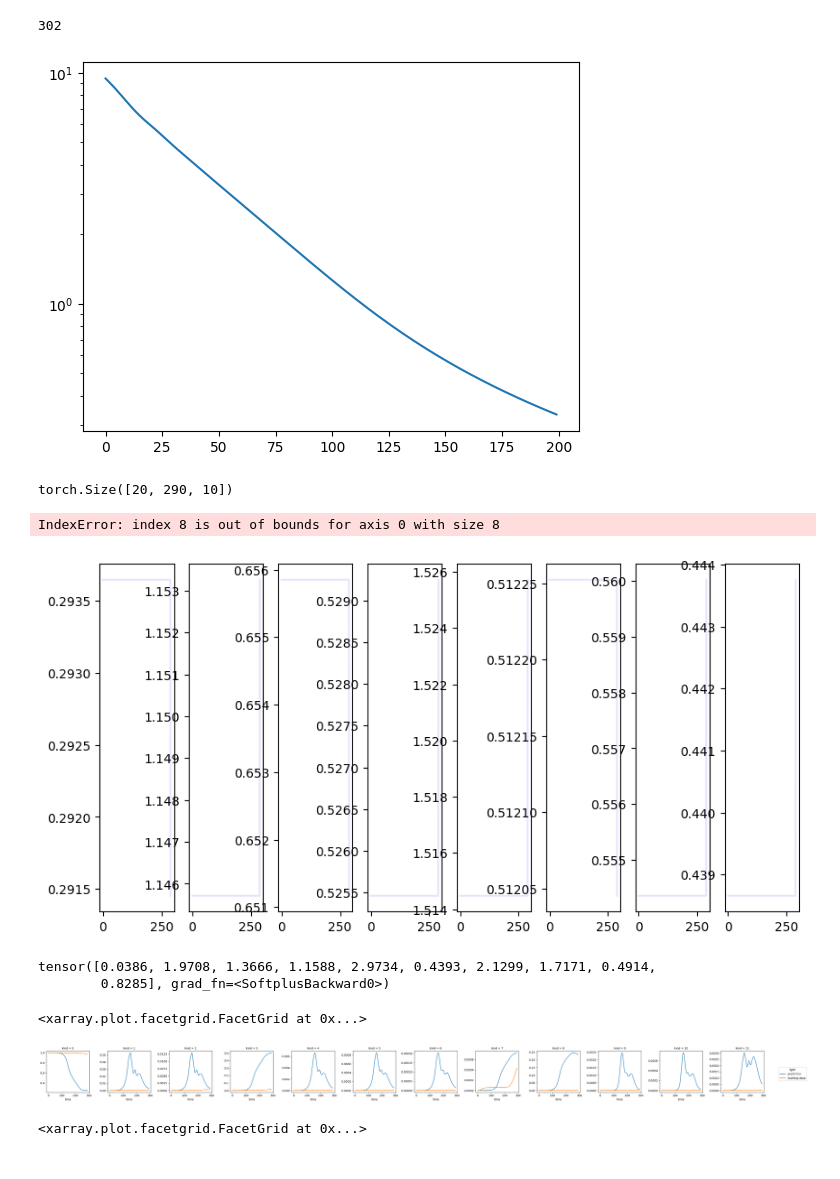
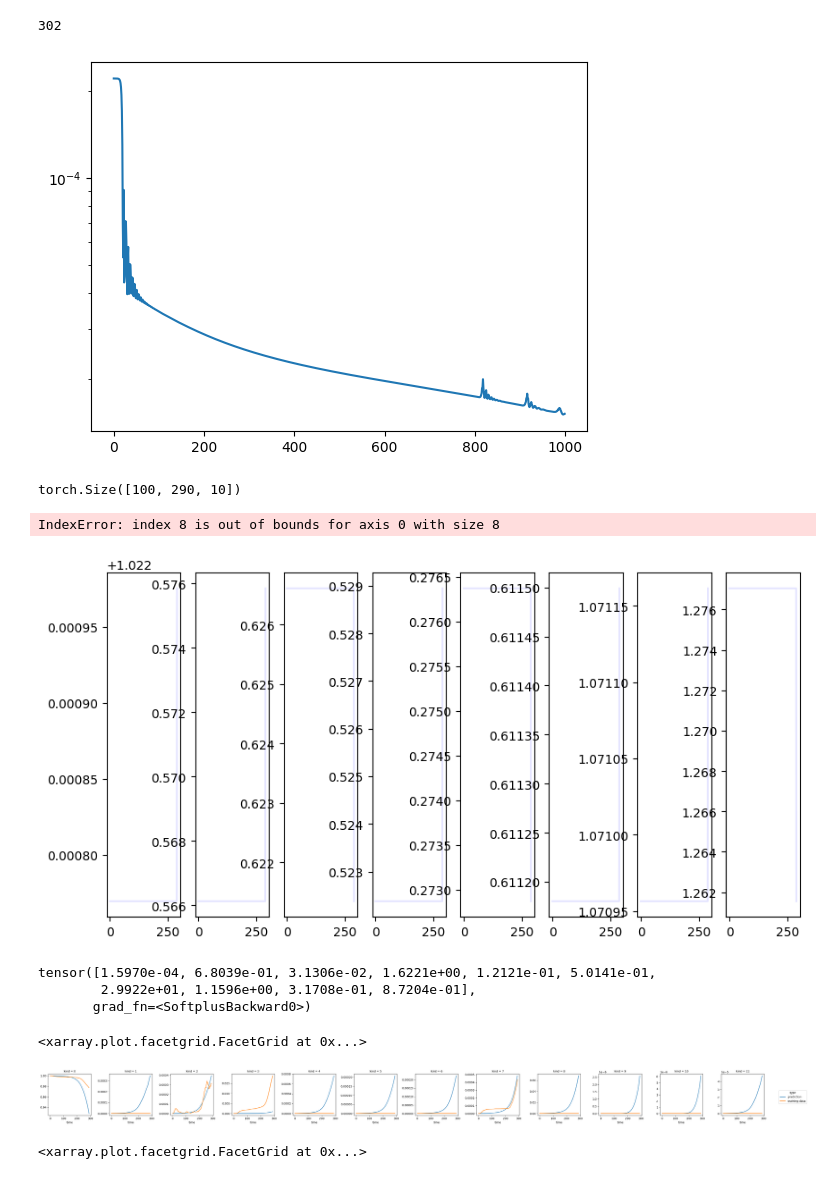
Before and after one commit to iebos/NeuralABM, a Jupyter notebook: models/Covid_mob/experiment_notebook_full_model.ipynb, the cells around one changed output. Saved outputs shown, nothing was run; the diff lists cells and outputs as text; code cells hidden in the pictures.

```diff
--- a/models/Covid_mob/experiment_notebook_full_model.ipynb
+++ b/models/Covid_mob/experiment_notebook_full_model.ipynb
@@ -11,7 +11,7 @@ from include.neural_net import NeuralNet
 #weathermob_data = torch.from_numpy(pd.read_csv("../../data/Covid_mob/Berlin_data/weather_mobility.csv", index_col=0).to_numpy(dtype=float)).float().reshape(-1, 2, 1)
 weathermob_df = pd.read_csv("../../data/Covid_mob/Berlin_data/weather_mobility.csv", index_col=0)
 weathermob_data = weathermob_df
-weathermob_data["outdoorFraction"] = abs(weathermob_data["outdoorFraction"] - 1)
+#weathermob_data["outdoorFraction"] = abs(weathermob_data["outdoorFraction"] - 1)
 weathermob_data = torch.from_numpy(weathermob_df.to_numpy(dtype=float)).float().reshape(-1, 2, 1)
 weathermob_df.index = pd.to_datetime(weathermob_df.index)
 
@@ -128,7 +128,7 @@ data
 300 rows × 12 columns
 # %%
 # Split into a training and test/prediction set
-training_data, test_data = torch.from_numpy(data.values).float()[0:290], torch.from_numpy(data.values).float()[290:]
+training_data, test_data = torch.from_numpy(data.values).float()[0:290], torch.from_numpy(data.values).float()[290:300]
 alpha = training_data.sum(dim=0)**(-1)
 alpha
 # %% [output]
@@ -150,7 +150,7 @@ NN = NeuralNet(
     nodes_per_layer=dict(default=20),
     activation_funcs=dict(default='sigmoid', layer_specific={0: 'softplus', -1: 'softplus'}),
     biases=dict(default=[-1, 1]),
-    learning_rate=0.001
+    learning_rate=0.002
 )
 # Reset the optimizer
 
@@ -163,7 +163,7 @@ len(weathermob_data)
 302
 # %%
 # Train
-n_epochs = 200
+n_epochs = 1000
 batch_size = 290
 write_every = 10
 parameters = dict(dt=0.1)
@@ -186,7 +186,7 @@ for e in (pbar := tqdm.tqdm(range(n_epochs))):
         #if t < 30:
         #beta = torch.clamp((predicted_parameters[0]*weathermob_data[t, 0]**predicted_parameters[3] - (predicted_parameters[1]*weathermob_data[t, 0]**predicted_parameters[3])*(weathermob_data[t, 1]+1)), min=0.001)
         current_index = int(min(t, len(weathermob_data) - 1))
-        k_E_t = predicted_parameters[1] * weathermob_data[current_index, 0]
+        k_E_t = predicted_parameters[1] * (weathermob_data[current_index, 0]**0.5)
         k_W_t = predicted_parameters[2] * weathermob_data[current_index, 1]
         #beta = (predicted_parameters[0]*(weathermob_data[current_index, 0]**(1/2)) - (predicted_parameters[1]*(weathermob_data[current_index, 0]**(0.5))*(weathermob_data[current_index, 1]*(2))))
             #print(beta[0])
@@ -225,12 +225,12 @@ fig, ax = plt.subplots()
 ax.plot(loss_ts)
 ax.set_yscale('log')
 # %% [output]
-[figure, old version]
+[figure, new version]
 # %%
 preds = torch.stack([torch.stack(x) for x in pred_param])
 preds.shape
 # %% [output]
-torch.Size([20, 290, 10])
+torch.Size([100, 290, 10])
 # %%
 fig, axs = plt.subplots(ncols=8, figsize=(10, 5))
 for p in preds:
@@ -238,12 +238,13 @@ for p in preds:
         axs[idx].plot(arr, alpha=0.1, color='blue')
 # %% [output]
 IndexError: index 8 is out of bounds for axis 0 with size 8
-[figure, old version]
+[figure, new version]
 # %%
 predicted_parameters
 # %% [output]
-tensor([0.0386, 1.9708, 1.3666, 1.1588, 2.9734, 0.4393, 2.1299, 1.7171, 0.4914,
-        0.8285], grad_fn=<SoftplusBackward0>)
+tensor([1.5970e-04, 6.8039e-01, 3.1306e-02, 1.6221e+00, 1.2121e-01, 5.0141e-01,
+        2.9922e+01, 1.1596e+00, 3.1708e-01, 8.7204e-01],
+       grad_fn=<SoftplusBackward0>)
 # %%
 predicted_data = [training_data[0]]
 for t in range(training_data.shape[0]):
@@ -254,35 +255,35 @@ for t in range(training_data.shape[0]):
     #         predicted_parameters[0]*weathermob_data[t, 0]**predicted_parameters[3] - (predicted_parameters[1]*weathermob_data[t, 0]**predicted_parameters[3])*(weathermob_data[t, 1]+1))
     #     ,0.6)
     #current_index = int(min(t+145, len(weathermob_data)+145 - 1))
     #beta = (predicted_parameters[0]*(weathermob_data[current_index, 0]**(0.5)) - (predicted_parameters[1]*(weathermob_data[current_index, 0]**(0.5))*weathermob_data[current_index, 1]*(2)))
     # else:
     #     beta = torch.clamp((
     #             predicted_parameters[4]*weathermob_data[t, 0]**predicted_parameters[6] - (predicted_parameters[5]*weathermob_data[t, 0]**predicted_parameters[6])*weathermob_data[t, 1]),
     #         0.001)
     current_index = int(min(t, len(weathermob_data) - 1))
-    k_E_t = predicted_parameters[1] * weathermob_data[current_index, 0]
+    k_E_t = predicted_parameters[1] * weathermob_data[current_index, 0]**0.5
     k_W_t = predicted_parameters[2] * weathermob_data[current_index, 1]
     #beta = (predicted_parameters[0]*(weathermob_data[current_index, 0]**(1/2)) - (predicted_parameters[1]*(weathermob_data[current_index, 0]**(0.5))*(weathermob_data[current_index, 1]*(2))))
         #print(beta[0])
     predicted_data.append(SIR_model(predicted_data[-1],
                                     parameters={'k_S':predicted_parameters[0],
                                                 'k_E': k_E_t[0],
                                                 'k_W': k_W_t[0],
                                                     'k_I': predicted_parameters[3],
                                                     'k_R': predicted_parameters[4],
                                                     'k_D': predicted_parameters[5],
                                                     'k_CT': predicted_parameters[6],
                                                     'k_SY':predicted_parameters[7],
                                                     'k_H':predicted_parameters[8],
                                                     'k_C':predicted_parameters[9], 'dt': torch.tensor(0.1)}))
 xr.concat([
     xr.DataArray(predicted_data[1:], dims=["time", "kind"]).expand_dims({'type': ['prediction']}),
     xr.DataArray(training_data, dims=["time", "kind"]).expand_dims({'type': ['training data']})], dim='type').plot(col="kind", hue='type', sharey=False)
 
 #xr.DataArray(predicted_data[1:], dims=["time", "kind"]).expand_dims({'type': ['prediction']}).plot(col="kind", hue='type', sharey=False)
 # %% [output]
 <xarray.plot.facetgrid.FacetGrid at 0x...>
-[figure, old version]
+[figure, new version]
 # %%
 predicted_data = [training_data[0]]
 for t in range(training_data.shape[0]):
```
Also changed, not shown: 6 other files.
